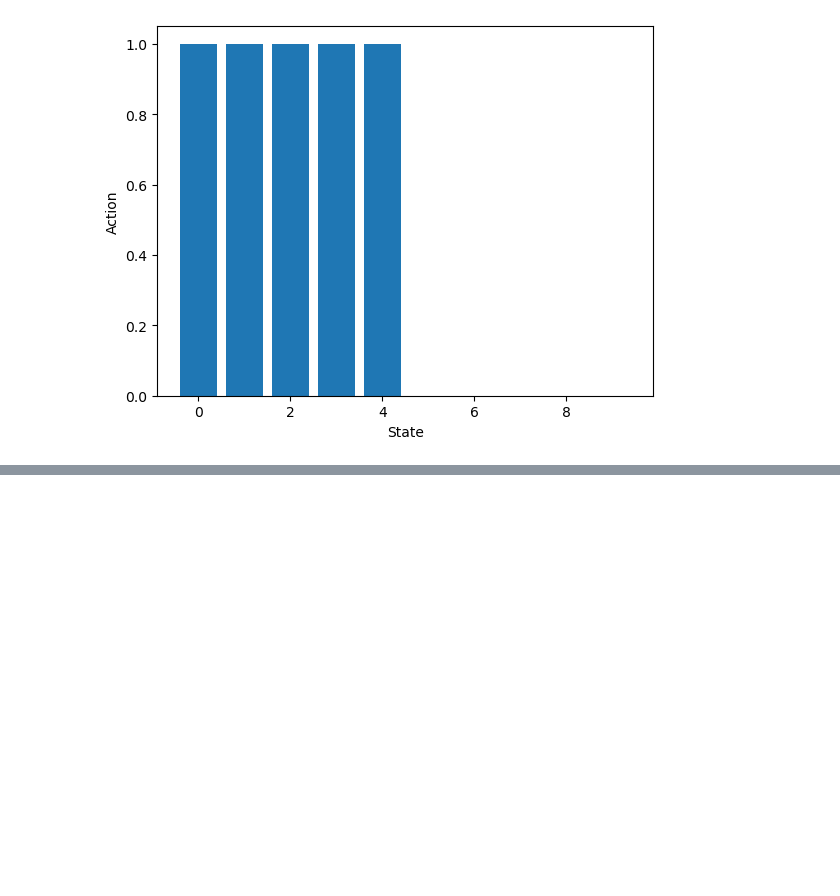
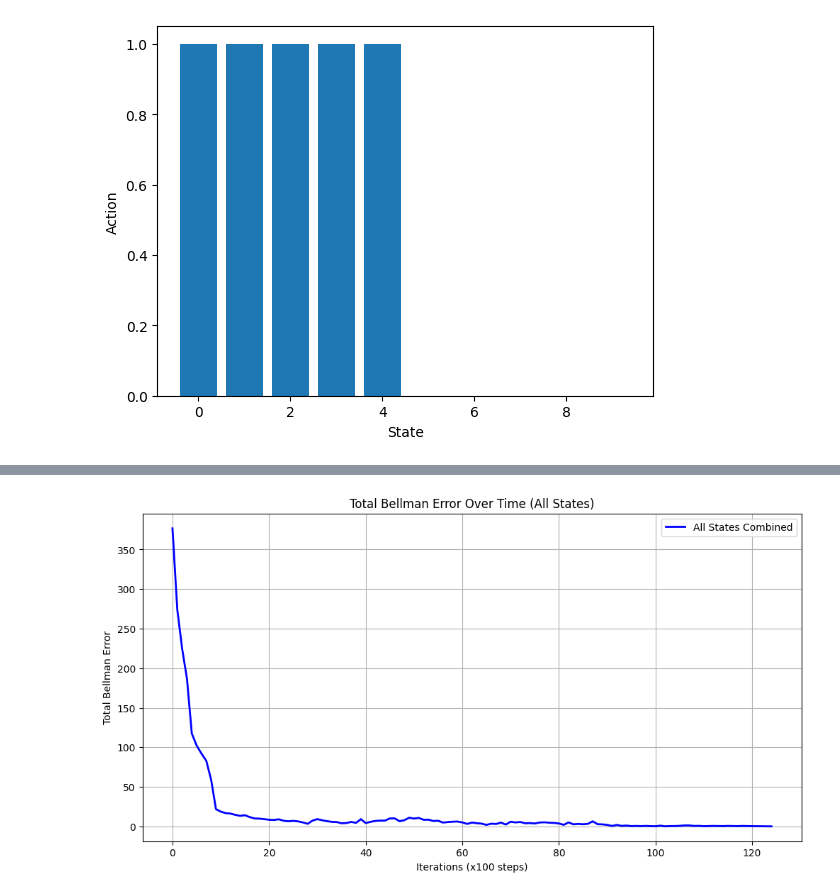
Before and after one commit to s0han24/tabular_rl_methods, a Jupyter notebook: machine_replacement/non_stationary_infinite_horizon.ipynb, the cells around one changed output, grey strips where cells are left out. Saved outputs shown, nothing was run; the diff lists cells and outputs as text; code cells hidden in the pictures; blank space fills up the shorter version.

```diff
--- a/machine_replacement/non_stationary_infinite_horizon.ipynb
+++ b/machine_replacement/non_stationary_infinite_horizon.ipynb
@@ -338,0 +364,27 @@ plt.show()
+# %%
+# Plot total Bellman error for all states (without cumulative sum over time)
+plt.figure(figsize=(12, 6))
+
+# Collect all Bellman errors with their timestamps
+all_errors_by_time = {}
+
+for state in bellman_error_qlearning:
+    for action in bellman_error_qlearning[state]:
+        for time_step, error in enumerate(bellman_error_qlearning[state][action]):
+            if time_step not in all_errors_by_time:
+                all_errors_by_time[time_step] = []
+            all_errors_by_time[time_step].append(error)
+
+# Calculate total errors at each time step (no cumulative sum)
+time_steps = sorted(all_errors_by_time.keys())
+total_errors_per_time = [sum(all_errors_by_time[t]) for t in time_steps]
+
+plt.plot(time_steps, total_errors_per_time, 'b-', linewidth=2, label='All States Combined')
+plt.xlabel("Iterations (x100 steps)")
+plt.ylabel("Total Bellman Error")
+plt.title("Total Bellman Error Over Time (All States)")
+plt.legend()
+plt.grid()
+plt.show()
+# %% [output]
+[figure, added]
```
Also changed, not shown: parts of 8 cells of this notebook.
